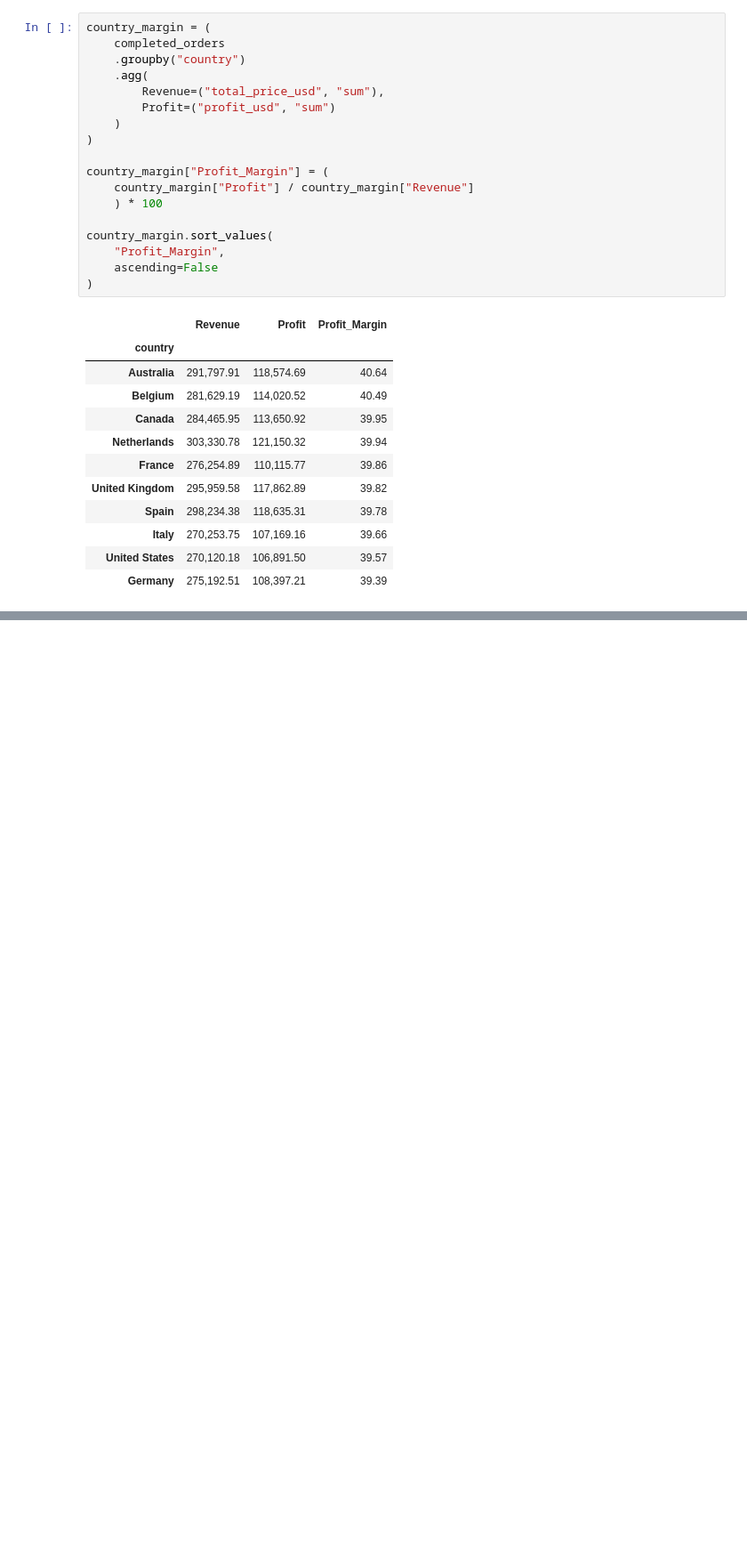
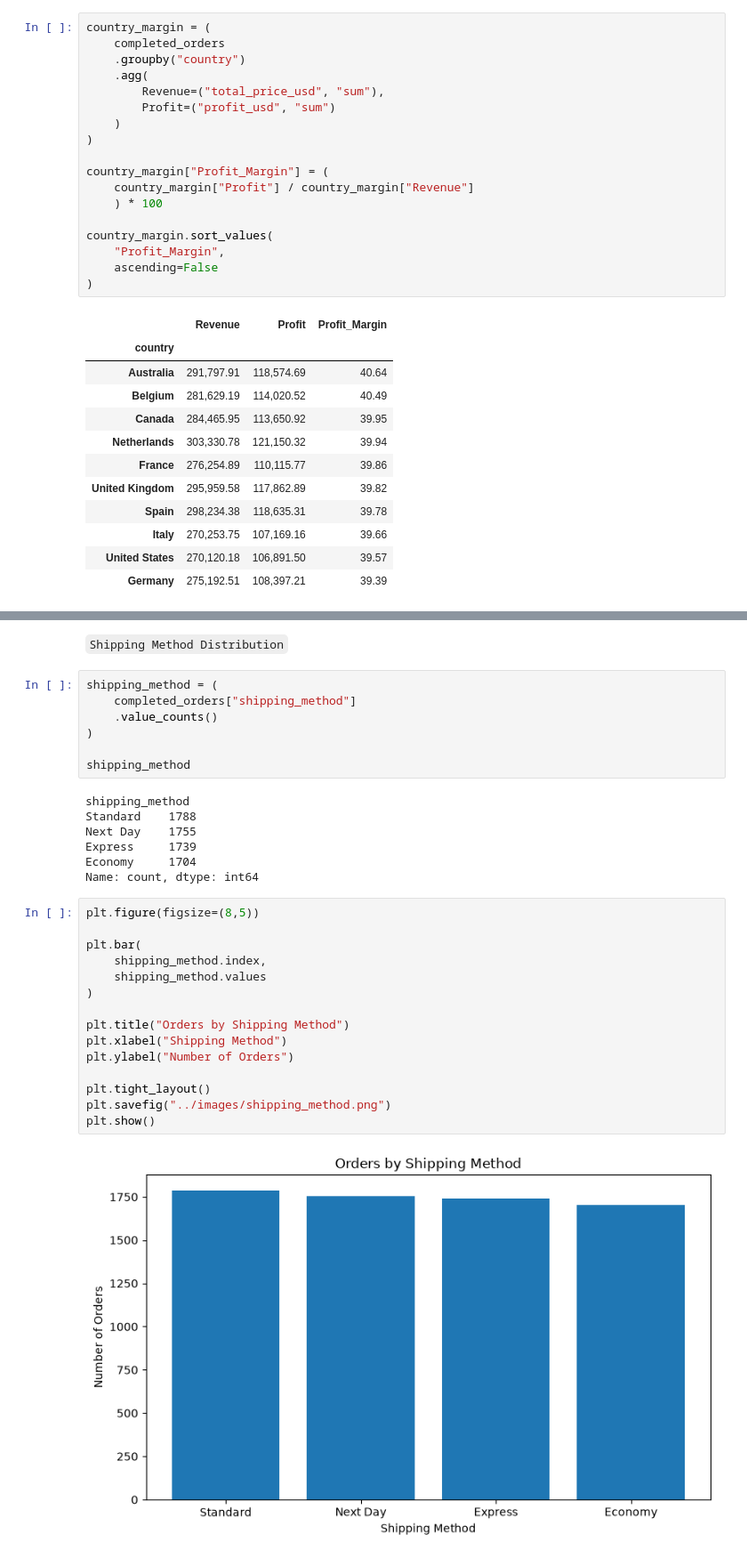
Before and after one commit to Suman-byte8/global-e-commerce-dataset-1M-records-2024-2026-analysis, a Jupyter notebook: notebooks/02_Exploratory_Data_Analysis.ipynb, the cells around one changed output, grey strips where cells are left out. Shown at 89% size. Cells and saved outputs as stored; diff of their text form; blank space fills up the shorter version.

````diff
--- a/notebooks/02_Exploratory_Data_Analysis.ipynb
+++ b/notebooks/02_Exploratory_Data_Analysis.ipynb
@@ -1794,0 +1852,33 @@ country_margin.sort_values(
+# %% [markdown]
+```Shipping Method Distribution```
+# %%
+shipping_method = (
+    completed_orders["shipping_method"]
+    .value_counts()
+)
+
+shipping_method
+# %% [output]
+shipping_method
+Standard    1788
+Next Day    1755
+Express     1739
+Economy     1704
+Name: count, dtype: int64
+# %%
+plt.figure(figsize=(8,5))
+
+plt.bar(
+    shipping_method.index,
+    shipping_method.values
+)
+
+plt.title("Orders by Shipping Method")
+plt.xlabel("Shipping Method")
+plt.ylabel("Number of Orders")
+
+plt.tight_layout()
+plt.savefig("../images/shipping_method.png")
+plt.show()
+# %% [output]
+[figure, added]
````
Also changed, not shown: parts of 21 cells of this notebook, 6 other files.
